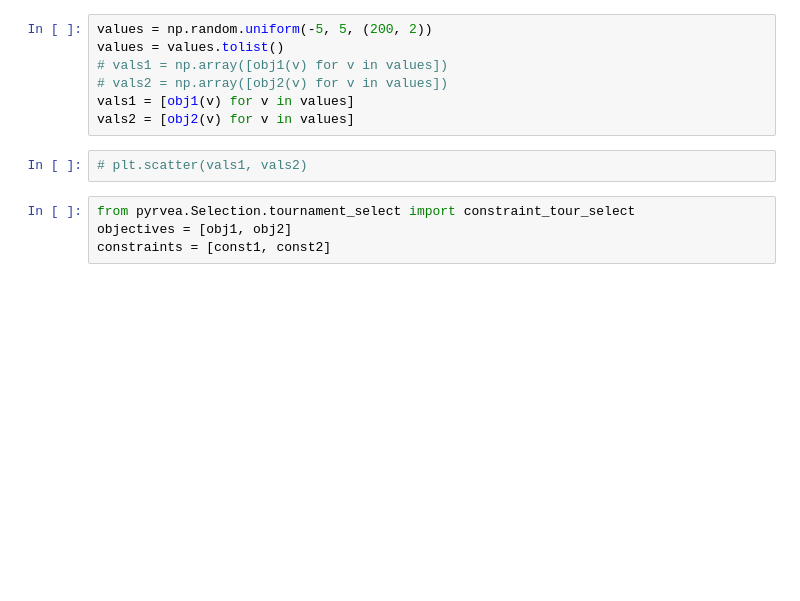
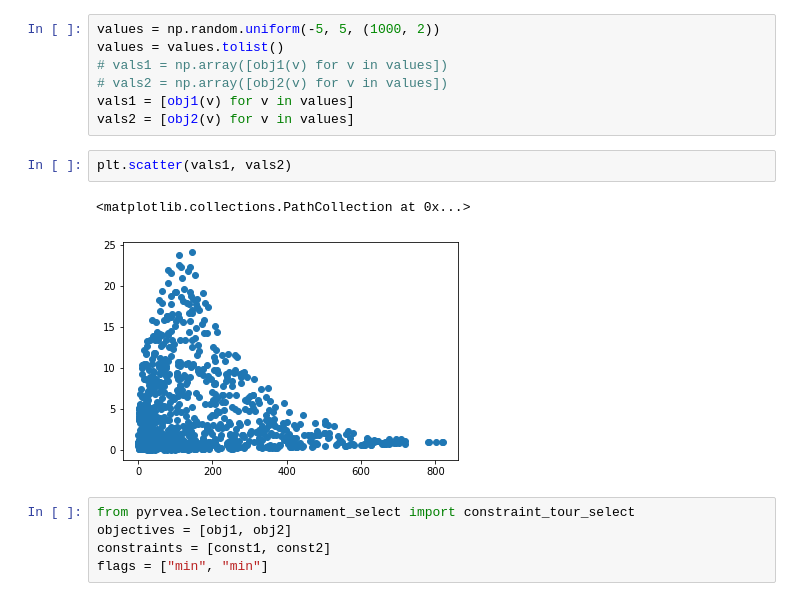
Before and after one commit to sauvikpal1998/pyRVEA, a Jupyter notebook: trial.ipynb, the cells around one changed output. Saved outputs shown, nothing was run; the diff lists cells and outputs as text; blank space fills up the shorter version.

```diff
--- a/trial.ipynb
+++ b/trial.ipynb
@@ -34,15 +95,19 @@ def const2(arr):
     else:
         return False
 # %%
-values = np.random.uniform(-5, 5, (200, 2))
+values = np.random.uniform(-5, 5, (1000, 2))
 values = values.tolist()
 # vals1 = np.array([obj1(v) for v in values])
 # vals2 = np.array([obj2(v) for v in values])
 vals1 = [obj1(v) for v in values]
 vals2 = [obj2(v) for v in values]
 # %%
-# plt.scatter(vals1, vals2)
+plt.scatter(vals1, vals2)
+# %% [output]
+<matplotlib.collections.PathCollection at 0x...>
+[figure, added]
 # %%
 from pyrvea.Selection.tournament_select import constraint_tour_select
 objectives = [obj1, obj2]
 constraints = [const1, const2]
+flags = ["min", "min"]
```
Also changed, not shown: parts of 13 cells of this notebook, 3 other files.
